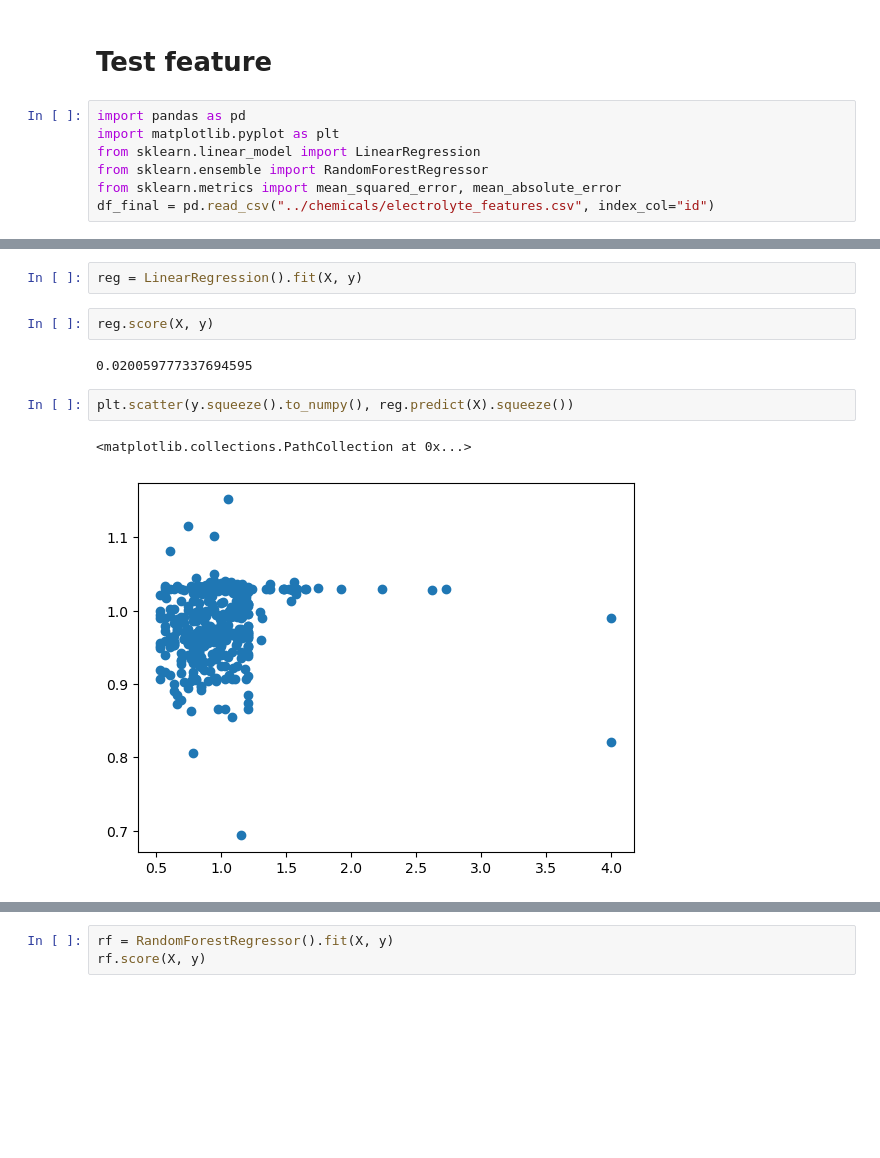
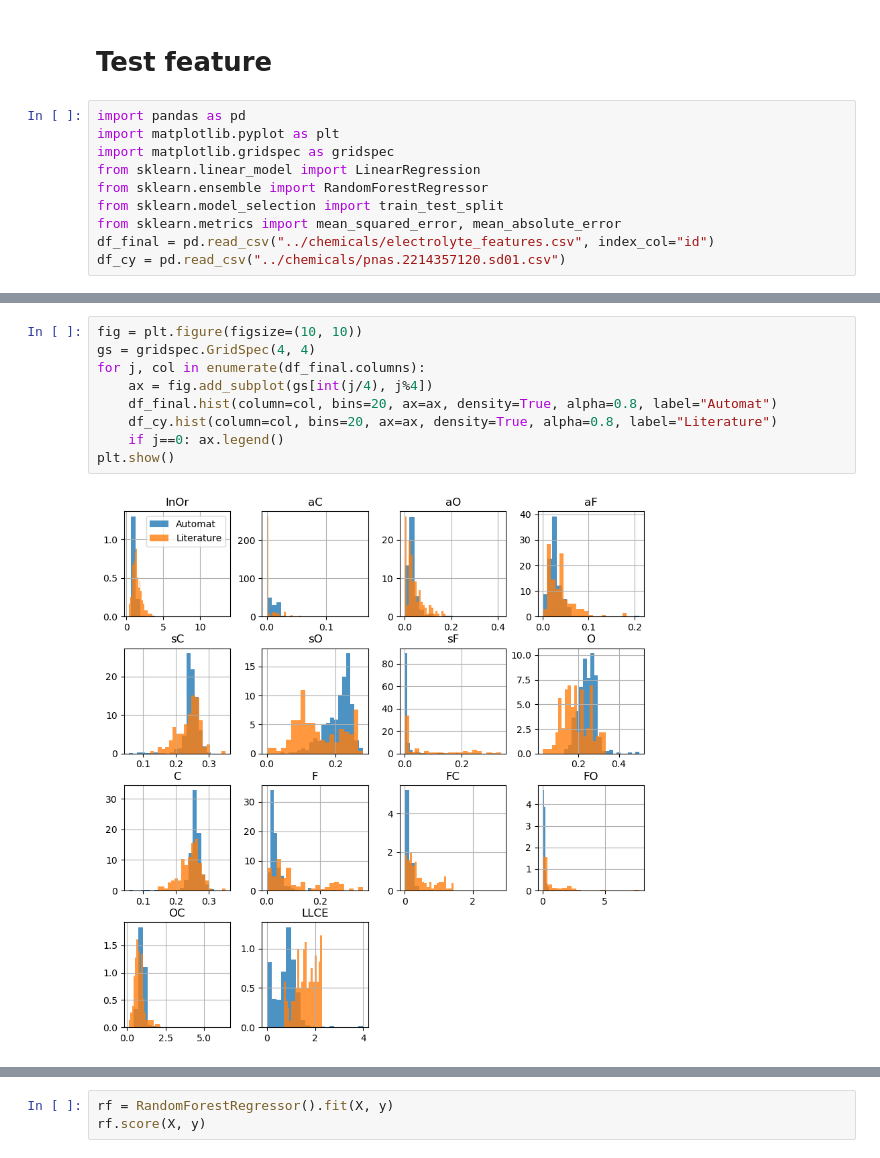
Before and after one commit to zleung9/bo-electrolyte, a Jupyter notebook: notebooks/feature_extraction_elemental_composition.ipynb, the cells around one changed output, grey strips where cells are left out. Cells and saved outputs as stored; diff of their text form; blank space fills up the shorter version.

```diff
--- a/notebooks/feature_extraction_elemental_composition.ipynb
+++ b/notebooks/feature_extraction_elemental_composition.ipynb
@@ -377,7 +377,10 @@ df_final.to_csv("../chemicals/electrolyte_features.csv", index=True)
 # %%
 import pandas as pd
 import matplotlib.pyplot as plt
+import matplotlib.gridspec as gridspec
 from sklearn.linear_model import LinearRegression
 from sklearn.ensemble import RandomForestRegressor
+from sklearn.model_selection import train_test_split
 from sklearn.metrics import mean_squared_error, mean_absolute_error
 df_final = pd.read_csv("../chemicals/electrolyte_features.csv", index_col="id")
+df_cy = pd.read_csv("../chemicals/pnas.2214357120.sd01.csv")
@@ -401,11 +387,11 @@ array([[<AxesSubplot: title={'center': 'LLCE'}>]], dtype=object)
-# %%
-reg = LinearRegression().fit(X, y)
-# %%
-reg.score(X, y)
-# %% [output]
-0.020059777337694595
-# %%
-plt.scatter(y.squeeze().to_numpy(), reg.predict(X).squeeze())
-# %% [output]
-<matplotlib.collections.PathCollection at 0x...>
-[figure, removed]
+# %%
+fig = plt.figure(figsize=(10, 10))
+gs = gridspec.GridSpec(4, 4)
+for j, col in enumerate(df_final.columns):
+    ax = fig.add_subplot(gs[int(j/4), j%4])
+    df_final.hist(column=col, bins=20, ax=ax, density=True, alpha=0.8, label="Automat")
+    df_cy.hist(column=col, bins=20, ax=ax, density=True, alpha=0.8, label="Literature")
+    if j==0: ax.legend()
+plt.show()
+# %% [output]
+[figure, added]
```
Also changed, not shown: parts of 12 cells of this notebook, 2 other files.
